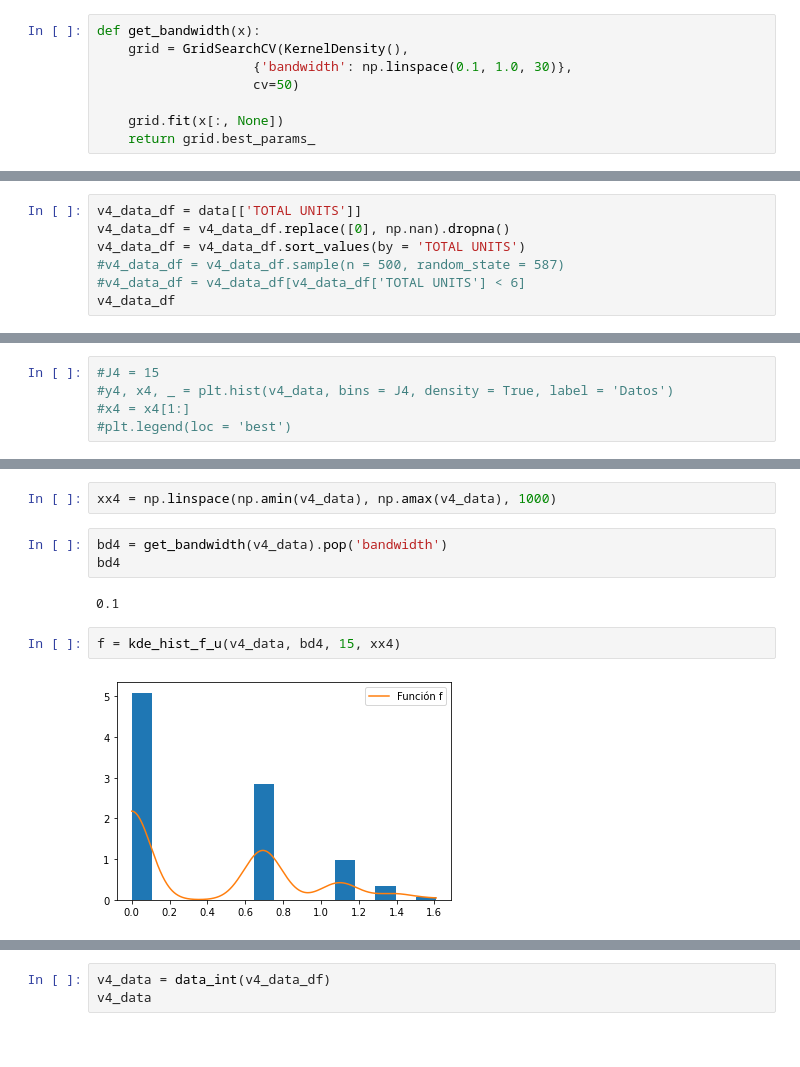
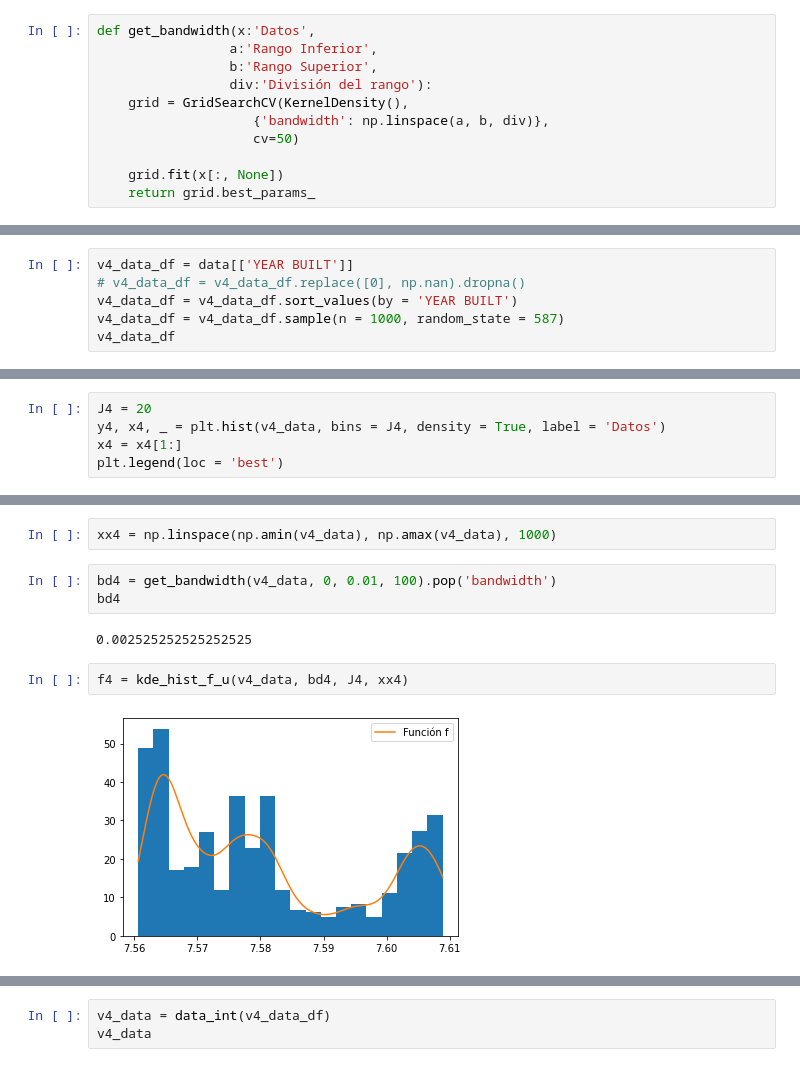
Before and after one commit to danielperhez/Proyecto_PRivera_CPerez, a Jupyter notebook: ProyectoModulo1_RiveraP_PérezC.ipynb, the cells around one changed output, grey strips where cells are left out. Drawn from its saved outputs; the diff is of its cells as text.

```diff
--- a/ProyectoModulo1_RiveraP_PérezC.ipynb
+++ b/ProyectoModulo1_RiveraP_PérezC.ipynb
@@ -319,9 +318,12 @@ def kde_statsmodels_m(x, x_grid, **kwargs):
                           var_type='c', **kwargs)
     return lambda x: kde.pdf([x])
 # %%
-def get_bandwidth(x):
+def get_bandwidth(x:'Datos',
+                 a:'Rango Inferior',
+                 b:'Rango Superior',
+                 div:'División del rango'):
     grid = GridSearchCV(KernelDensity(),
-                    {'bandwidth': np.linspace(0.1, 1.0, 30)},
+                    {'bandwidth': np.linspace(a, b, div)},
                     cv=50)
 
     grid.fit(x[:, None])
@@ -1256,10 +1266,9 @@ Región de rechazo = (t<-0.8349836654066753) U (t>0.8349836654066753)
 # %% [markdown]
 ## Análisis de la variable de unidades vendidas
 # %%
-v4_data_df = data[['TOTAL UNITS']]
-v4_data_df = v4_data_df.replace([0], np.nan).dropna()
-v4_data_df = v4_data_df.sort_values(by = 'TOTAL UNITS')
-#v4_data_df = v4_data_df.sample(n = 500, random_state = 587)
-#v4_data_df = v4_data_df[v4_data_df['TOTAL UNITS'] < 6]
+v4_data_df = data[['YEAR BUILT']]
+# v4_data_df = v4_data_df.replace([0], np.nan).dropna()
+v4_data_df = v4_data_df.sort_values(by = 'YEAR BUILT')
+v4_data_df = v4_data_df.sample(n = 1000, random_state = 587)
 v4_data_df
 # %% [output]
@@ -1342,5 +1290,5 @@ plt.show()
 # %%
-#J4 = 15
-#y4, x4, _ = plt.hist(v4_data, bins = J4, density = True, label = 'Datos')
-#x4 = x4[1:]
-#plt.legend(loc = 'best')
+J4 = 20
+y4, x4, _ = plt.hist(v4_data, bins = J4, density = True, label = 'Datos')
+x4 = x4[1:]
+plt.legend(loc = 'best')
@@ -1447,11 +1387,11 @@ KstestResult(statistic=0.48971426904238424, pvalue=0.0)
 # %%
 xx4 = np.linspace(np.amin(v4_data), np.amax(v4_data), 1000)
 # %%
-bd4 = get_bandwidth(v4_data).pop('bandwidth')
+bd4 = get_bandwidth(v4_data, 0, 0.01, 100).pop('bandwidth')
 bd4
 # %% [output]
-0.1
+0.002525252525252525
 # %%
-f = kde_hist_f_u(v4_data, bd4, 15, xx4)
+f4 = kde_hist_f_u(v4_data, bd4, J4, xx4)
 # %% [output]
-[figure, old version]
+[figure, new version]
```
Also changed, not shown: parts of 80 cells of this notebook.
